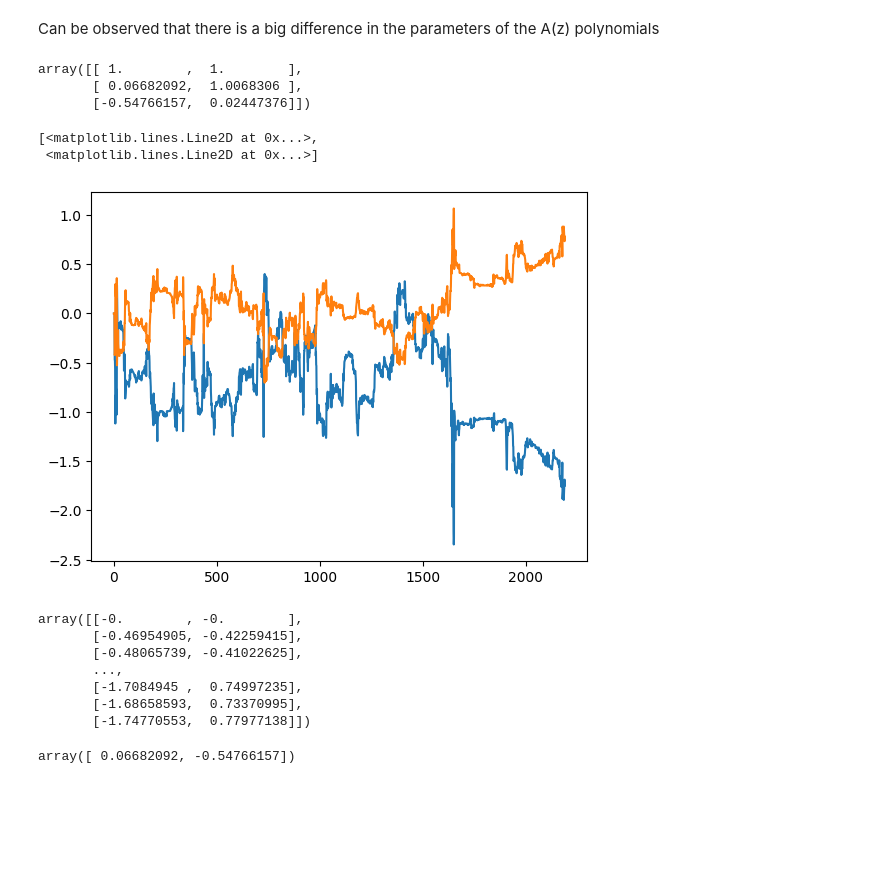
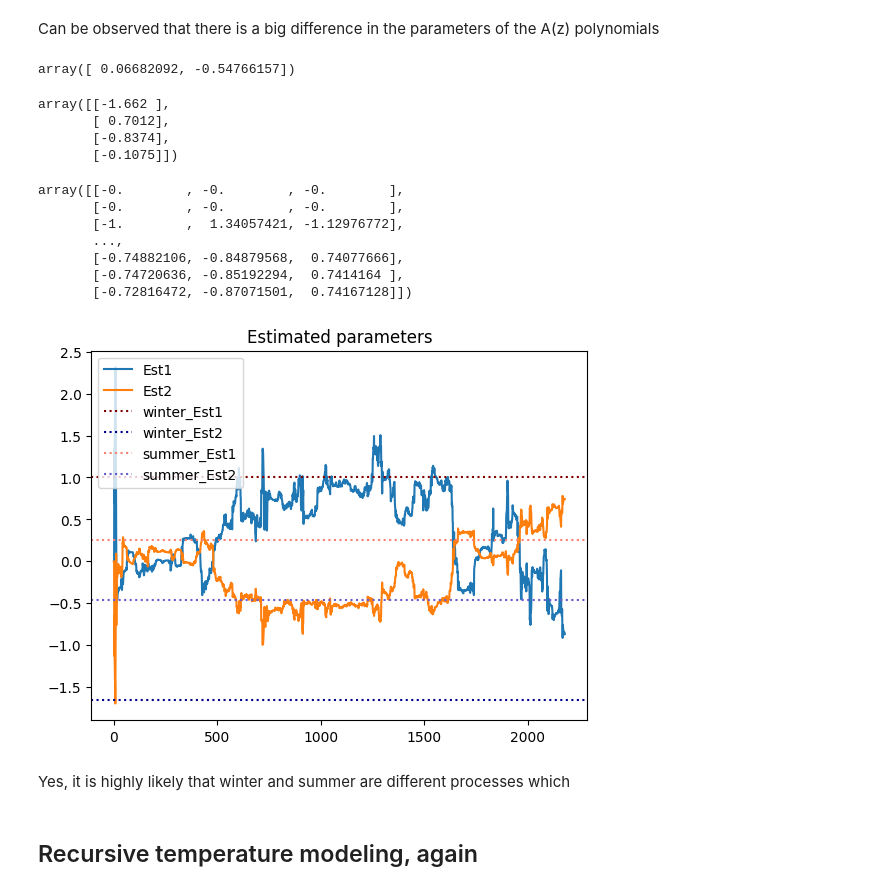
Before and after one commit to atjhin/lund-university, a Jupyter notebook: MASM17/Lab3_Svedala.ipynb, the cells around one changed output. Cells and saved outputs as stored; diff of their text form; code cells hidden in the pictures; blank space fills up the shorter version.

```diff
--- a/MASM17/Lab3_Svedala.ipynb
+++ b/MASM17/Lab3_Svedala.ipynb
@@ -67,7 +66,7 @@ svedala = analysis.mat2np('./data/svedala94.mat')
 nabla_6 = [1] + [0]*5 + [-1]
 
 # Filter nabla6
-svedala_nabla6 = modelling.filter(nabla_6, 1, svedala)
+svedala_nabla6 = modelling.filter(nabla_6, 1, svedala, remove=True)
 
 # Dates
 start_date = dt.datetime(1994, 1, 1)
@@ -78,7 +77,7 @@ T_dates = [dt.datetime.fromtimestamp(timestamp) for timestamp in T]
 
 #Plot
 plt.plot(T_dates, svedala, label='Svedala')
-plt.plot(T_dates, svedala_nabla6, label='Svedala with nabla6')
+plt.plot(T_dates[len(nabla_6)-1:], svedala_nabla6, label='Svedala with nabla6')
 plt.gca().xaxis.set_major_locator(mdates.MonthLocator())
 plt.gca().xaxis.set_major_formatter(mdates.DateFormatter('%b'))
 plt.legend()
@@ -114,6 +119,6 @@ The D'Agostino-Pearson K2 test indicates that the data is NOT normal distributed
 # %%
 # January to March
-df = pd.DataFrame({'Date': T_dates, 'Svedala94': svedala, 'Svedala94_nabla6': svedala_nabla6})
+df = pd.DataFrame({'Date': T_dates, 'Svedala94': svedala, 'Svedala94_nabla6': np.concatenate((np.array([0]*6), svedala_nabla6))})
 start_date = dt.datetime(1994,1,1)
 end_date = dt.datetime(1994,3,31)
 y = df.loc[(df['Date'] > start_date) & (df['Date'] <= end_date)]['Svedala94_nabla6'].values
@@ -179,33 +182,45 @@ model parameters for Jan-Mar: A=[ 1.          0.06682092 -0.54766157], B=[1.
 model parameters for Jul-Aug: A=[ 1.          0.25298435 -0.45761088], B=[1.         1.02906836 0.03982026]
 # %% [markdown]
 Can be observed that there is a big difference in the parameters of the A(z) polynomials
+# %%
+init_A
+# %% [output]
+array([ 0.06682092, -0.54766157])
 # %%
-np.transpose([init_A, init_C])
+np.array([init_A, init_C]).reshape(-1, 1)
 # %% [output]
-array([[ 1.        ,  1.        ],
-       [ 0.06682092,  1.0068306 ],
-       [-0.54766157,  0.02447376]])
+array([[-1.662 ],
+       [ 0.7012],
+       [-0.8374],
+       [-0.1075]])
+# %%
+ARest[4:,:]
+# %% [output]
+array([[-0.        , -0.        , -0.        ],
+       [-0.        , -0.        , -0.        ],
+       [-1.        ,  1.34057421, -1.12976772],
+       ...,
+       [-0.74882106, -0.84879568,  0.74077666],
+       [-0.74720636, -0.85192294,  0.7414164 ],
+       [-0.72816472, -0.87071501,  0.74167128]])
 # %%
-init_A = model_JM.A[1:]
-init_C = model_JM.C[1:]
-ARest, MAeset, yhat = modelling.recursiveARMA(svedala_nabla6, 2, 2, forgetting_factor=.99, theta_guess=[init_A,init_C])
+# init_A = model_JM.A[1:]
+# init_C = model_JM.C[1:]
+init_A = [1,-1.662, .7012]
+init_C = [1,-.8374, -.1075]
+ARest, MAeset, yhat = modelling.recursiveARMA(svedala_nabla6, 3,3, forgetting_factor=.99, theta_guess=[init_A,init_C])
 # %%
-plt.plot(ARest)
+plt.plot(ARest[4:,1:], label=['Est1','Est2'])
+plt.axhline(y = init_A[0], color = 'maroon', linestyle = 'dotted', label='winter_Est1')
+plt.axhline(y = init_A[1], color = 'darkblue', linestyle = 'dotted', label='winter_Est2')
+plt.axhline(y = model_JA.A[1], color = 'salmon', linestyle = 'dotted', label='summer_Est1')
+plt.axhline(y = model_JA.A[2], color = 'slateblue', linestyle = 'dotted', label='summer_Est2')
+plt.legend()
+plt.title('Estimated parameters')
+plt.show()
 # %% [output]
-[<matplotlib.lines.Line2D at 0x...>,
- <matplotlib.lines.Line2D at 0x...>]
-[figure, old version]
+[figure, new version]
-# %%
-ARest[3:]
-# %% [output]
-array([[-0.        , -0.        ],
-       [-0.46954905, -0.42259415],
-       [-0.48065739, -0.41022625],
-       ...,
-       [-1.7084945 ,  0.74997235],
-       [-1.68658593,  0.73370995],
-       [-1.74770553,  0.77977138]])
-# %%
-init_A
-# %% [output]
-array([ 0.06682092, -0.54766157])
+# %% [markdown]
+Yes, it is highly likely that winter and summer are different processes which
+# %% [markdown]
+## Recursive temperature modeling, again
```
Also changed, not shown: parts of 8 cells of this notebook, 6 other files.
